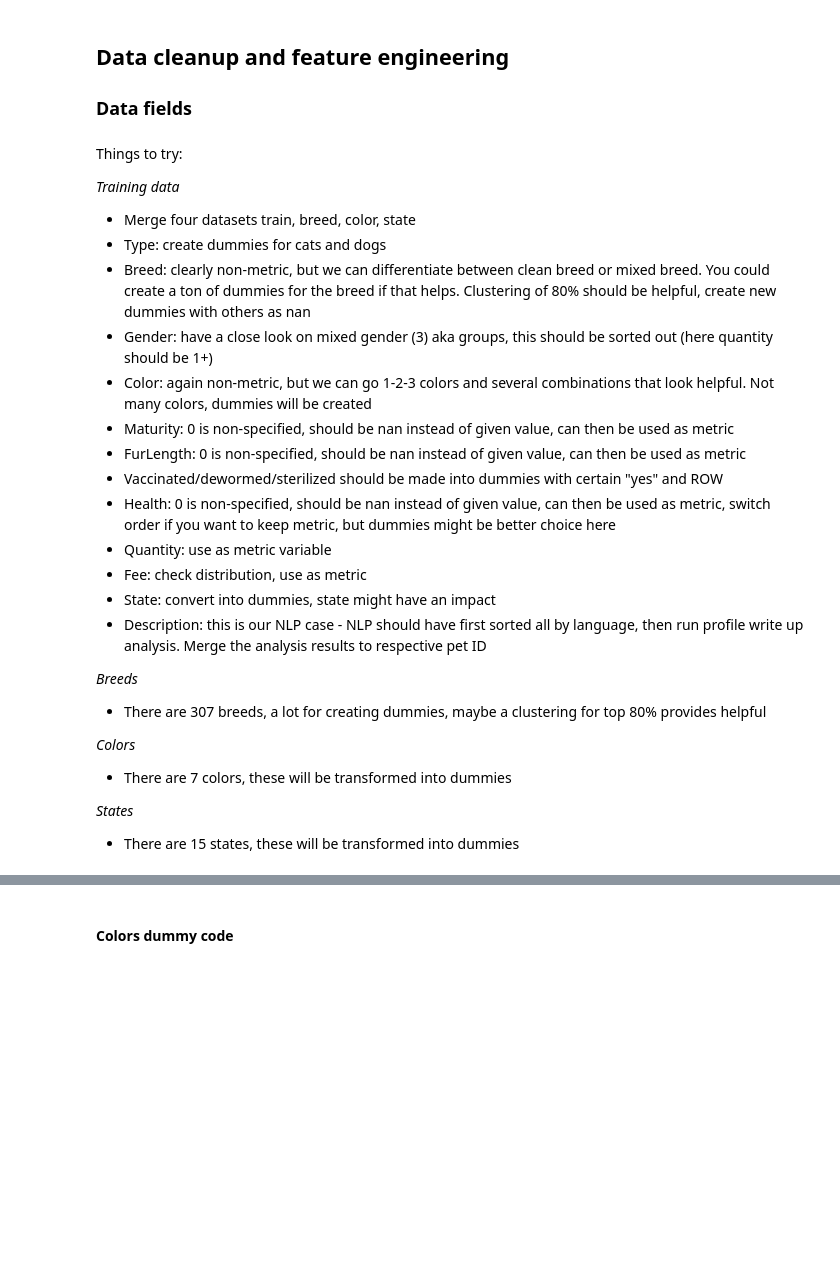
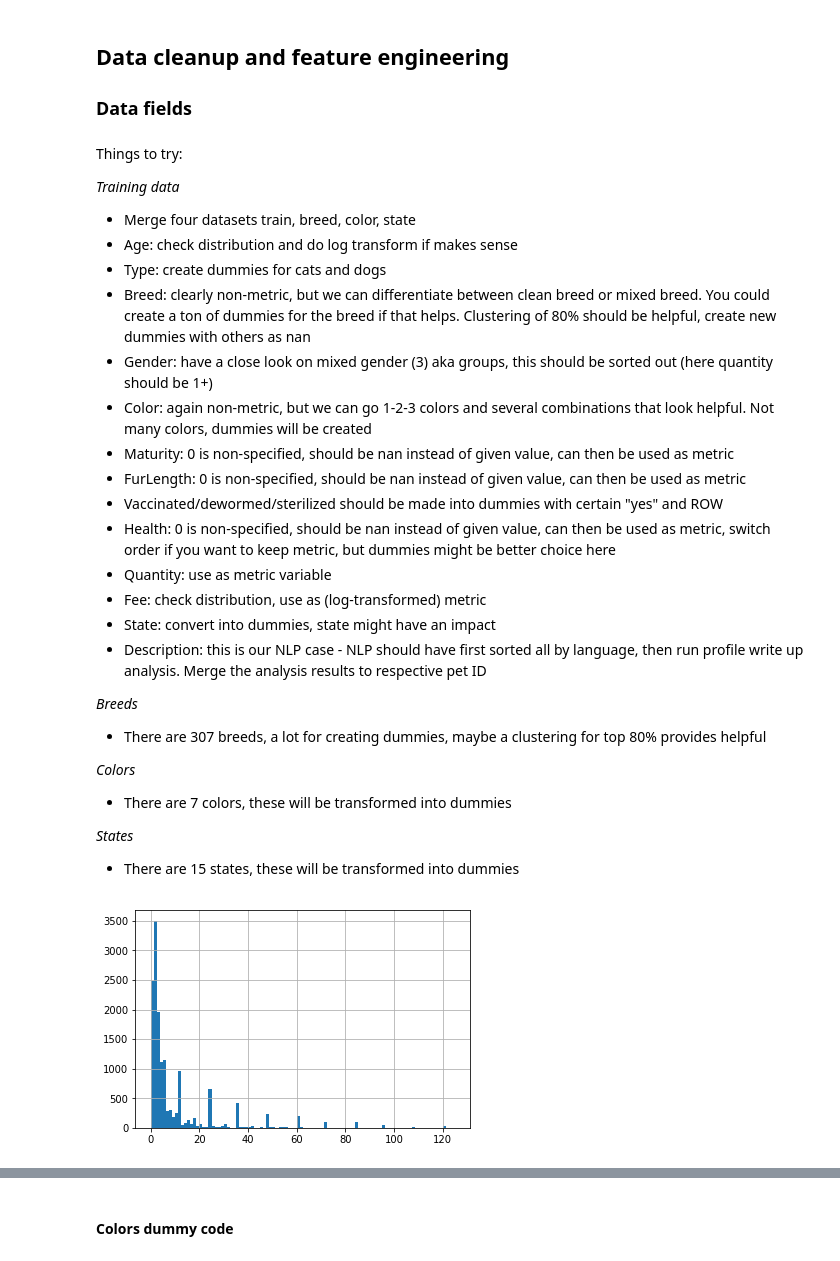
Before and after one commit to manuelfreude/kagglepetfinder, a Jupyter notebook: petfinder.ipynb, the cells around one changed output, grey strips where cells are left out. Drawn from its saved outputs; the diff is of its cells as text; code cells hidden in the pictures; blank space fills up the shorter version.

```diff
--- a/petfinder.ipynb
+++ b/petfinder.ipynb
@@ -388,6 +390,7 @@ Things to try:
 
 *Training data*
 - Merge four datasets train, breed, color, state
+- Age: check distribution and do log transform if makes sense
 - Type: create dummies for cats and dogs
 - Breed: clearly non-metric, but we can differentiate between clean breed or mixed breed. You could create a ton of dummies for the breed if that helps. Clustering of 80% should be helpful, create new dummies with others as nan
 - Gender: have a close look on mixed gender (3) aka groups, this should be sorted out (here quantity should be 1+)
@@ -397,7 +400,7 @@ Things to try:
 - Vaccinated/dewormed/sterilized should be made into dummies with certain "yes" and ROW
 - Health: 0 is non-specified, should be nan instead of given value, can then be used as metric, switch order if you want to keep metric, but dummies might be better choice here
 - Quantity: use as metric variable
-- Fee: check distribution, use as metric
+- Fee: check distribution, use as (log-transformed) metric
 - State: convert into dummies, state might have an impact
 - Description: this is our NLP case - NLP should have first sorted all by language, then run profile write up analysis. Merge the analysis results to respective pet ID
 
@@ -409,3 +412,9 @@ Things to try:
 
 *States*
 - There are 15 states, these will be transformed into dummies
+# %%
+# Age - distribution check
+
+train['Age'].hist(bins=100, range=(0, 125));
+# %% [output]
+[figure, added]
```
Also changed, not shown: parts of 43 cells of this notebook.
